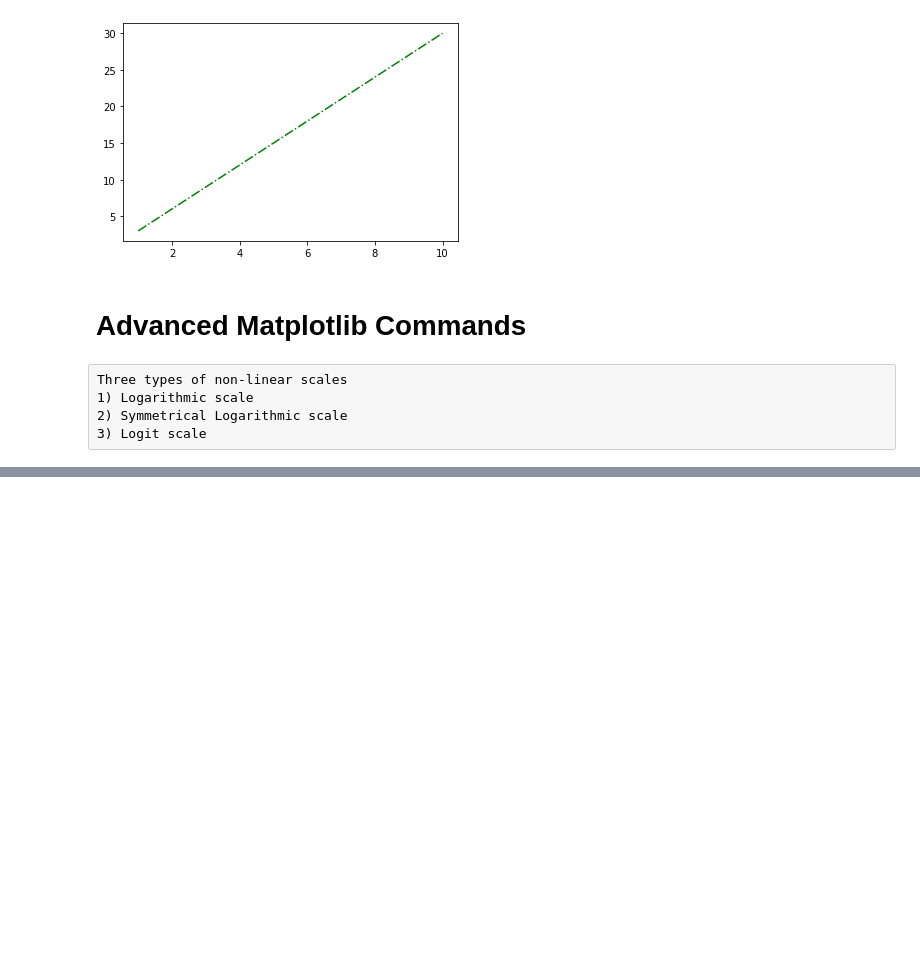
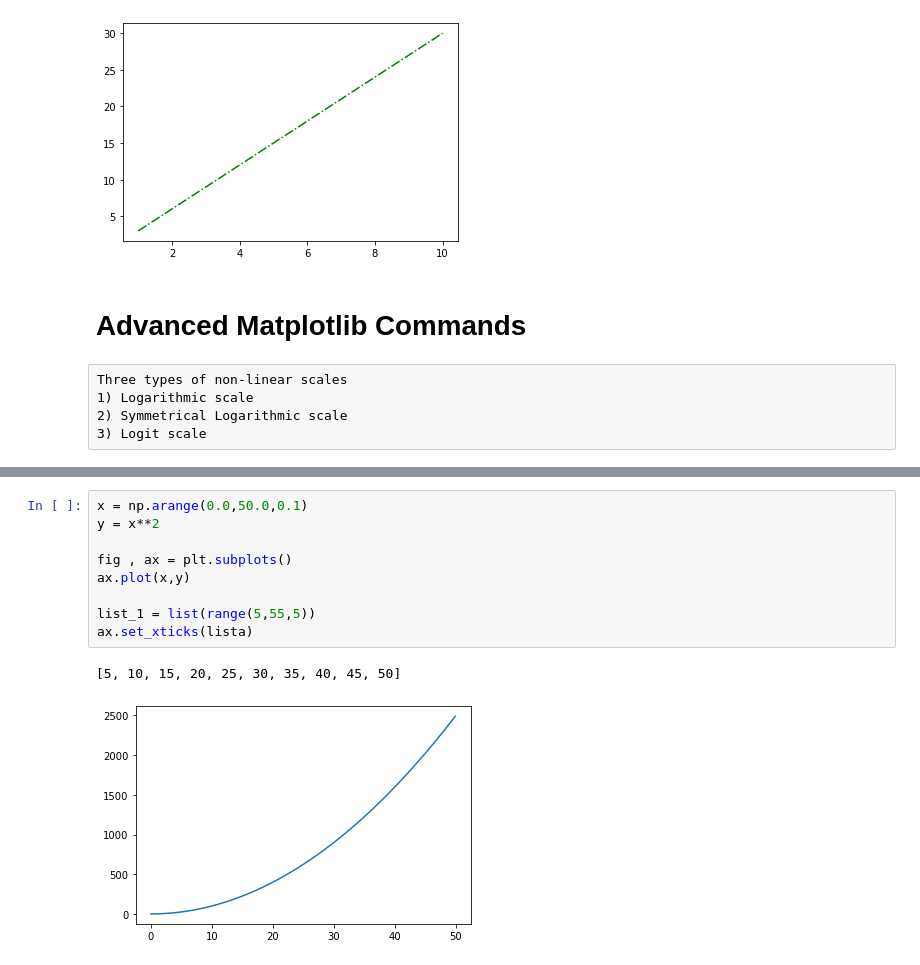
Before and after one commit to umar7860/numpy-linkedIn-course, a Jupyter notebook: NumPy Course Part 2/AdvancePlotsAndStyling.ipynb, the cells around one changed output, grey strips where cells are left out. Cells and saved outputs as stored; diff of their text form; blank space fills up the shorter version.

```diff
--- a/NumPy Course Part 2/AdvancePlotsAndStyling.ipynb
+++ b/NumPy Course Part 2/AdvancePlotsAndStyling.ipynb
@@ -61,0 +103,12 @@ A series of values where each value equals the previous value mult
+# %%
+x = np.arange(0.0,50.0,0.1)
+y = x**2
+
+fig , ax = plt.subplots()
+ax.plot(x,y)
+
+list_1 = list(range(5,55,5))
+ax.set_xticks(lista)
+# %% [output]
+[5, 10, 15, 20, 25, 30, 35, 40, 45, 50]
+[figure, added]
```
Also changed, not shown: parts of 6 cells of this notebook.
